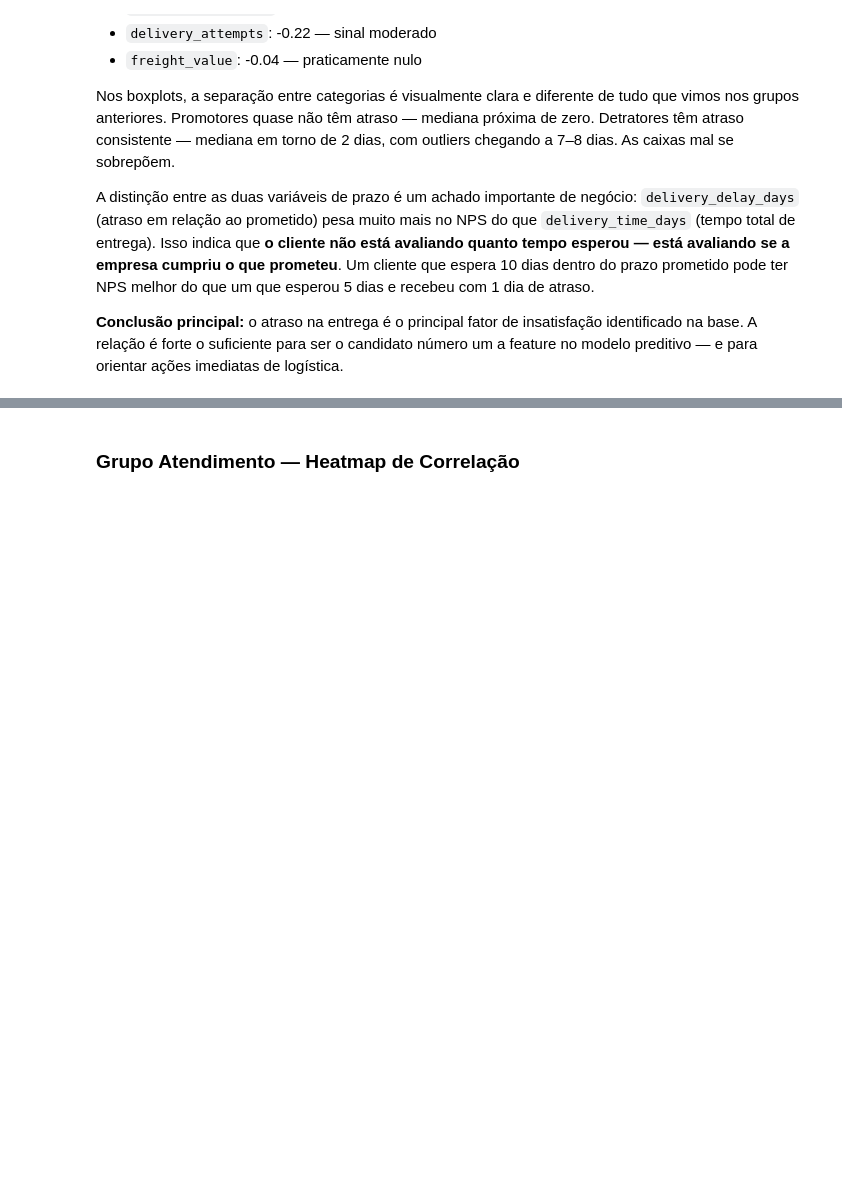
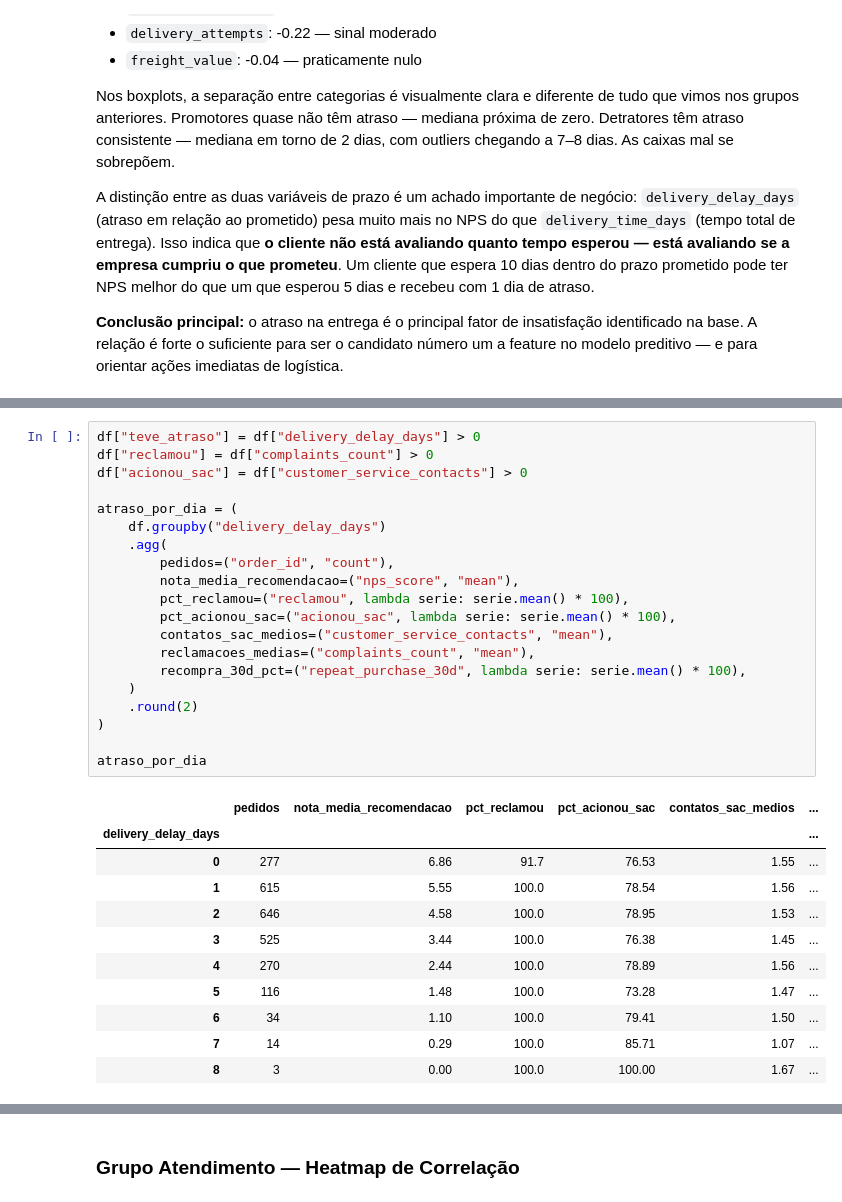
Before and after one commit to PHRaulino-Space/tech-challenge-fiap, a Jupyter notebook: notebooks/dados.ipynb, the cells around one changed output, grey strips where cells are left out. Cells and saved outputs as stored; diff of their text form; blank space fills up the shorter version.

```diff
--- a/notebooks/dados.ipynb
+++ b/notebooks/dados.ipynb
@@ -609,0 +610,32 @@ um a feature no modelo preditivo — e para orientar ações imediatas de logís
+# %%
+df["teve_atraso"] = df["delivery_delay_days"] > 0
+df["reclamou"] = df["complaints_count"] > 0
+df["acionou_sac"] = df["customer_service_contacts"] > 0
+
+atraso_por_dia = (
+    df.groupby("delivery_delay_days")
+    .agg(
+        pedidos=("order_id", "count"),
+        nota_media_recomendacao=("nps_score", "mean"),
+        pct_reclamou=("reclamou", lambda serie: serie.mean() * 100),
+        pct_acionou_sac=("acionou_sac", lambda serie: serie.mean() * 100),
+        contatos_sac_medios=("customer_service_contacts", "mean"),
+        reclamacoes_medias=("complaints_count", "mean"),
+        recompra_30d_pct=("repeat_purchase_30d", lambda serie: serie.mean() * 100),
+    )
+    .round(2)
+)
+
+atraso_por_dia
+# %% [output]
+|  | pedidos | nota_media_recomendacao | pct_reclamou | pct_acionou_sac | contatos_sac_medios | ... |
+| delivery_delay_days |  |  |  |  |  | ... |
+| 0 | 277 | 6.86 | 91.7 | 76.53 | 1.55 | ... |
+| 1 | 615 | 5.55 | 100.0 | 78.54 | 1.56 | ... |
+| 2 | 646 | 4.58 | 100.0 | 78.95 | 1.53 | ... |
+| 3 | 525 | 3.44 | 100.0 | 76.38 | 1.45 | ... |
+| 4 | 270 | 2.44 | 100.0 | 78.89 | 1.56 | ... |
+| 5 | 116 | 1.48 | 100.0 | 73.28 | 1.47 | ... |
+| 6 | 34 | 1.10 | 100.0 | 79.41 | 1.50 | ... |
+| 7 | 14 | 0.29 | 100.0 | 85.71 | 1.07 | ... |
+| 8 | 3 | 0.00 | 100.0 | 100.00 | 1.67 | ... |
```
Also changed, not shown: parts of 73 cells of this notebook, 9 other files.
